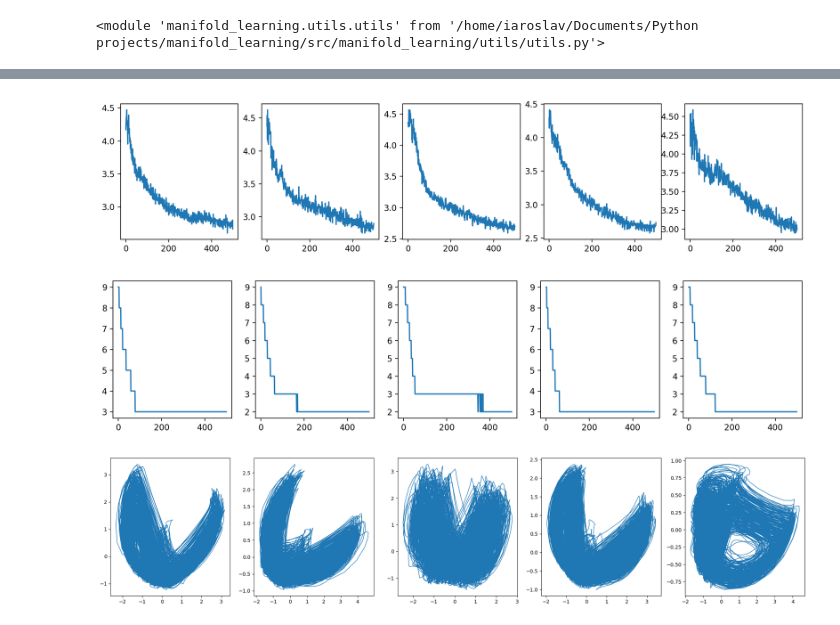
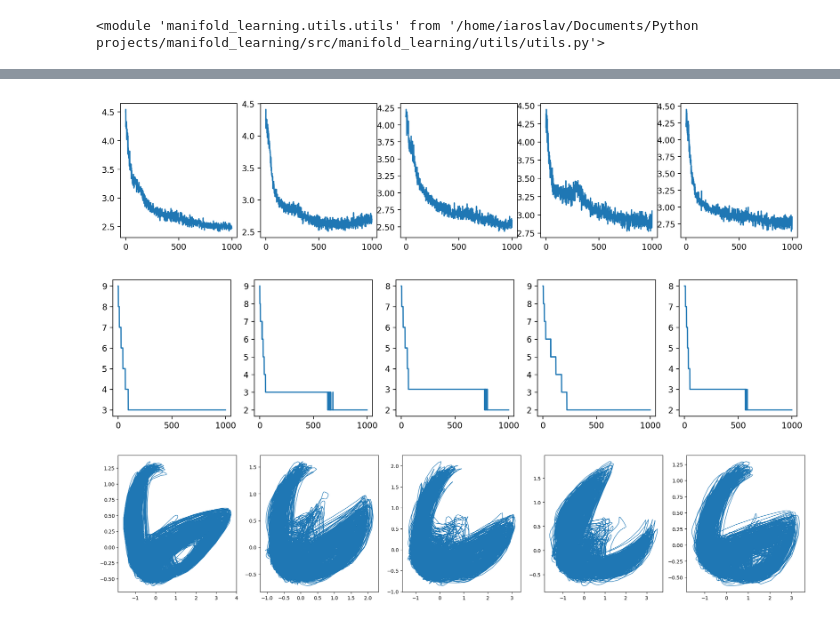
Before and after one commit to z7743/manifold_learning, a Jupyter notebook: notebooks/Correlation dimension test.ipynb, the cells around one changed output, grey strips where cells are left out. Saved outputs shown, nothing was run; the diff lists cells and outputs as text; code cells hidden in the pictures.

```diff
--- a/notebooks/Correlation dimension test.ipynb
+++ b/notebooks/Correlation dimension test.ipynb
@@ -32,7 +32,7 @@ corr_dims = []
 ranks = []
 
 
-for i in range(500):
+for i in range(1000):
     trainer.fit(observables, sample_len=400, library_len=1200,
                 exclusion_rad=20, nbrs_num=30, tp=20,
                 epochs=1, num_batches=32,optimizer="Adagrad", learning_rate=0.002,tp_policy="fixed")
@@ -72,5 +72,5 @@ Epoch 1/1, Loss: 0.5345
-[figure, old version]
+[figure, new version]
-[figure, old version]
+[figure, new version]
 # %%
 plt.figure(figsize=(5*unmixed.shape[1],5))
 for i in range(unmixed.shape[1]):
@@ -78,4 +78,4 @@ for i in range(unmixed.shape[1]):
     x_pca = PCA(2).fit_transform(unmixed[:,i,:])
     plt.plot(x_pca[:,0],x_pca[:,1],linewidth=1)
 # %% [output]
-[figure, old version]
+[figure, new version]
```
Also changed, not shown: parts of 1 cell of this notebook.
